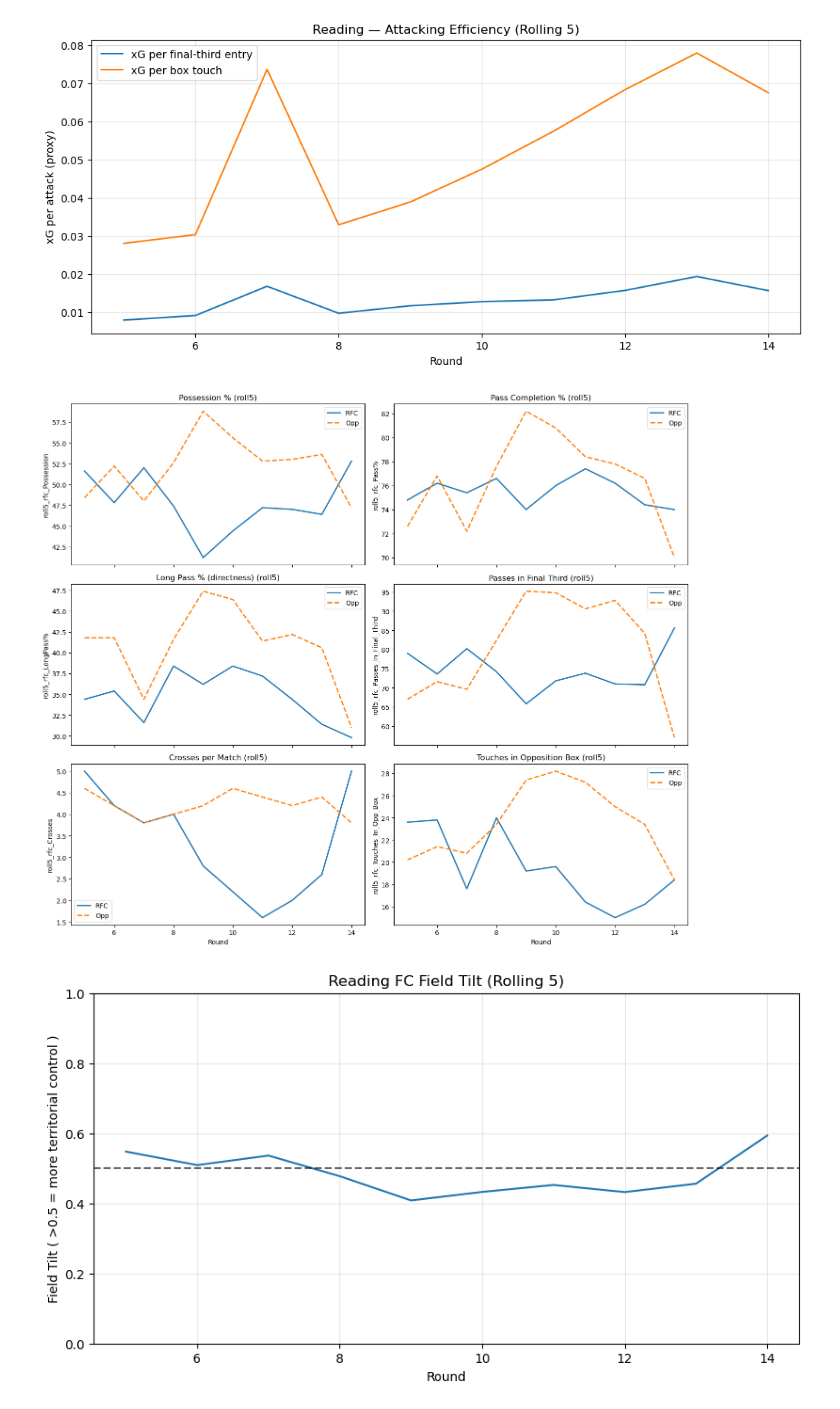
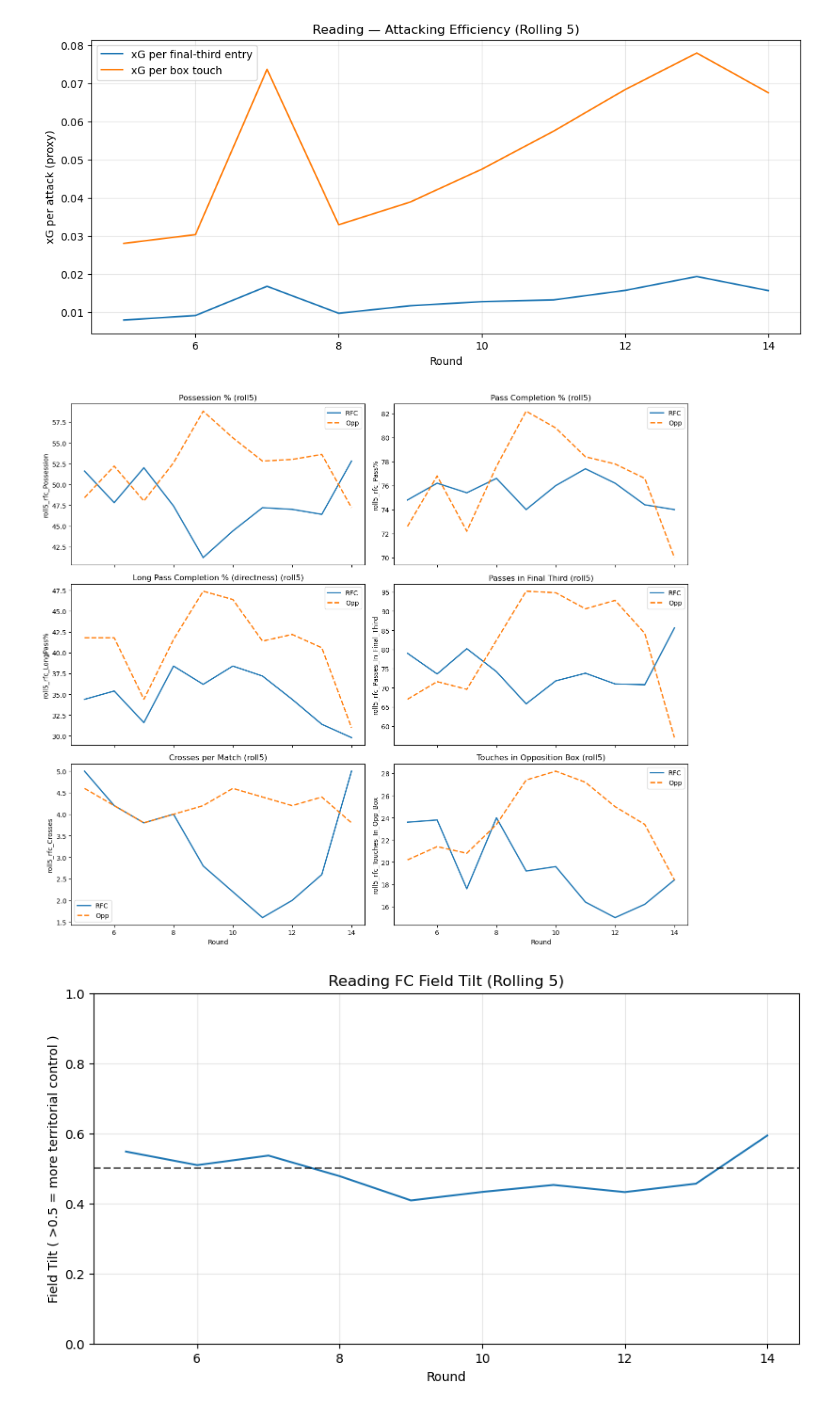
Before and after one commit to abryantgithub/Football_Analysis, a Jupyter notebook: notebooks/Season Analysis/1/1/1_Progress.ipynb, the cells around one changed output. Saved outputs shown, nothing was run; the diff lists cells and outputs as text; code cells hidden in the pictures.

```diff
--- a/notebooks/Season Analysis/1/1/1_Progress.ipynb
+++ b/notebooks/Season Analysis/1/1/1_Progress.ipynb
@@ -60,0 +31,15 @@ plt.show()
+# %%
+# Ensure played order
+df['Date'] = pd.to_datetime(df['Date'], dayfirst=True)
+df = df.sort_values('Date').reset_index(drop=True)
+
+# Points & stats
+df['Points'] = df['Result'].map({'W':3, 'D':1}).fillna(0).astype(int)
+df['Cumulative Points'] = df['Points'].cumsum()
+df['Rolling Points (5 games)'] = df['Points'].rolling(5, min_periods=5).mean()
+
+# Use a played-order index on the x-axis
+df['Match #'] = df.index + 1
+
+sns.lineplot(data=df, x='Match #', y='Cumulative Points', linewidth=2, label='Cumulative Points')
+sns.lineplot(data=df, x='Match #', y='Rolling Points (5 games)', linewidth=2, label='Rolling Avg Points (5 games)')
@@ -310,23 +298,3 @@ ax1.legend(lines + lines2, labels + labels2, loc='upper left')
 plt.show()
 # %% [output]
 [figure]
-# %%
-
-# Upset Table (and bad losses)
-
-# Favourite if Reading higher in table (smaller number)
-df['is_favourite'] = df['rfc_league_position'] < df['opp_league_position']
-df['is_underdog'] = df['rfc_league_position'] > df['opp_league_position']
-
-upset_wins = df[(df['is_underdog']) & (df['Result'] == 'W')].copy()
-bad_losses = df[(df['is_favourite']) & (df['Result'] == 'L')].copy()
-bad_draws = df[(df['is_favourite']) & (df['Result'] == 'D')].copy()
-
-cols_show = ['Date','Round','Venue','Opponent','rfc_league_position','opp_league_position',
-             'Result','Points','rfc_Score','opp_Score','xG_diff']
-
-print("=== Upset Wins (Reading beat higher-placed opponents) ===")
-display(upset_wins[cols_show].sort_values(xcol if xcol in cols_show else 'Round'))
-
-print("\n=== Bad Losses (Reading lost to lower-placed opponents) ===")
-display(bad_losses[cols_show].sort_values(xcol if xcol in cols_show else 'Round'))
@@ -775,35 +735,35 @@ sns.lineplot(data=df, x='Round', y='roll5_opp_Possession', ax=axes[0], label='Op
 axes[0].set_title('Possession % (roll5)')
 
 # 2 — Pass %
 sns.lineplot(data=df, x='Round', y='roll5_rfc_Pass%', ax=axes[1], label='RFC', linewidth=2)
 sns.lineplot(data=df, x='Round', y='roll5_opp_Pass%', ax=axes[1], label='Opp', linestyle='--', linewidth=2)
 axes[1].set_title('Pass Completion % (roll5)')
 
 # 3 — Long Pass %
 sns.lineplot(data=df, x='Round', y='roll5_rfc_LongPass%', ax=axes[2], label='RFC', linewidth=2)
 sns.lineplot(data=df, x='Round', y='roll5_opp_LongPass%', ax=axes[2], label='Opp', linestyle='--', linewidth=2)
-axes[2].set_title('Long Pass % (directness) (roll5)')
+axes[2].set_title('Long Pass Completion % (directness) (roll5)')
 
 # 4 — Passes in Final Third
 sns.lineplot(data=df, x='Round', y='roll5_rfc_Passes_In_Final_Third', ax=axes[3], label='RFC', linewidth=2)
 sns.lineplot(data=df, x='Round', y='roll5_opp_Passes_In_Final_Third', ax=axes[3], label='Opp', linestyle='--', linewidth=2)
 axes[3].set_title('Passes in Final Third (roll5)')
 
 # 5 — Crosses
 sns.lineplot(data=df, x='Round', y='roll5_rfc_Crosses', ax=axes[4], label='RFC', linewidth=2)
 sns.lineplot(data=df, x='Round', y='roll5_opp_Crosses', ax=axes[4], label='Opp', linestyle='--', linewidth=2)
 axes[4].set_title('Crosses per Match (roll5)')
 
 # 6 — Touches in Opp Box
 sns.lineplot(data=df, x='Round', y='roll5_rfc_Touches_In_Opp_Box', ax=axes[5], label='RFC', linewidth=2)
 sns.lineplot(data=df, x='Round', y='roll5_opp_Touches_In_Opp_Box', ax=axes[5], label='Opp', linestyle='--', linewidth=2)
 axes[5].set_title('Touches in Opposition Box (roll5)')
 
 for ax in axes: ax.legend()
 plt.tight_layout()
 plt.show()
 # %% [output]
-[figure, old version]
+[figure, new version]
 # %%
 # Ensure totals exist
 def ensure_total(col):
```
Also changed, not shown: parts of 5 cells of this notebook.
